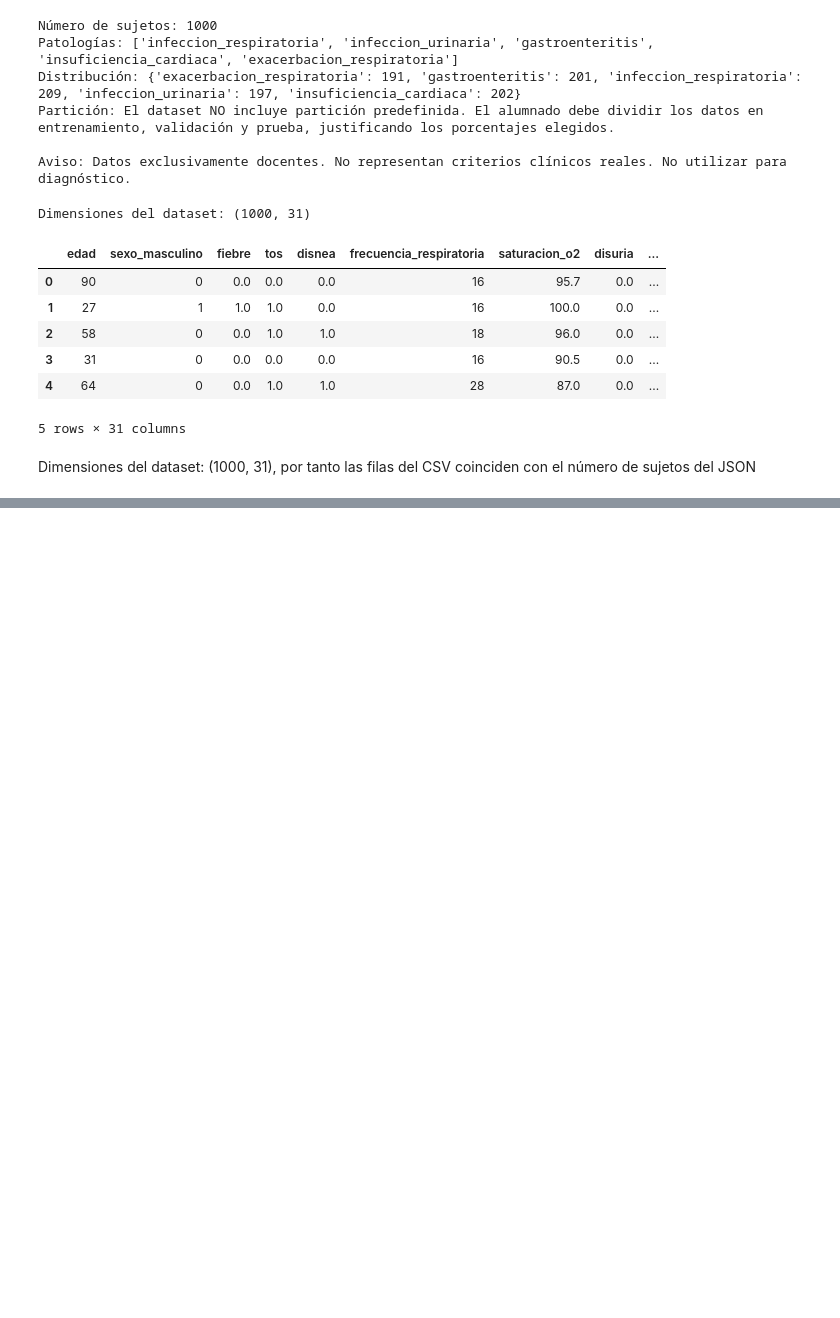
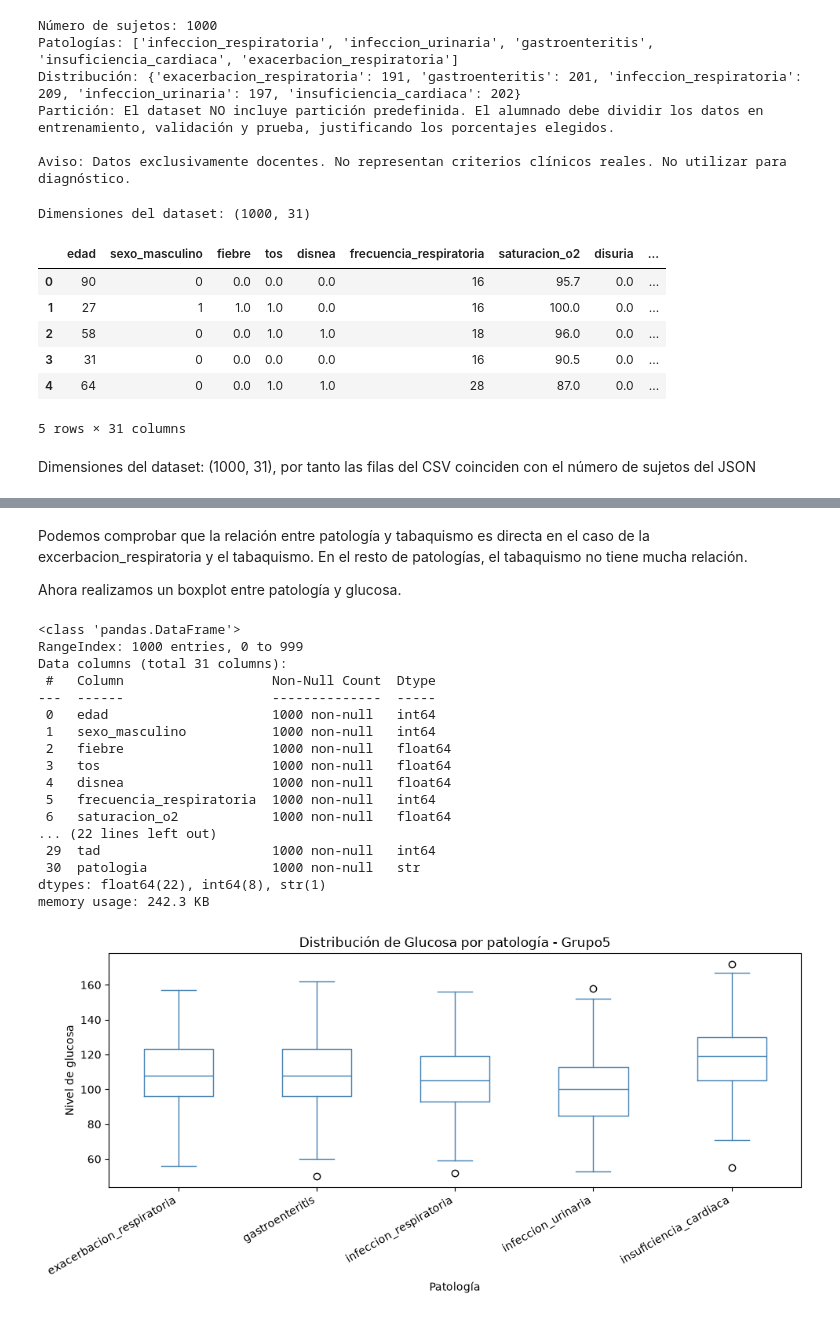
Before and after one commit to angelaNavarro11/sist-apoyo-decision-clinica, a Jupyter notebook: notebooks/Practica3-Resultados.ipynb, the cells around one changed output, grey strips where cells are left out. Cells and saved outputs as stored; diff of their text form; code cells hidden in the pictures; blank space fills up the shorter version.

```diff
--- a/notebooks/Practica3-Resultados.ipynb
+++ b/notebooks/Practica3-Resultados.ipynb
@@ -46,0 +65,36 @@ Dimensiones del dataset: (1000, 31), por tanto las filas del CSV coinciden con e
+# %% [markdown]
+Podemos comprobar que la relación entre patología y tabaquismo es directa en el caso de la excerbacion_respiratoria y el tabaquismo. En el resto de patologías, el tabaquismo no tiene mucha relación.
+
+Ahora realizamos un boxplot entre patología y glucosa.
+# %%
+import matplotlib.pyplot as plt
+
+df.boxplot(column="glucosa", by="patologia", figsize=(10, 5), grid=False, color="steelblue")
+
+plt.title("Distribución de Glucosa por patología - Grupo" + str(GRUPO))
+plt.suptitle("")
+plt.xlabel("Patología")
+plt.ylabel("Nivel de glucosa")
+plt.xticks(rotation=30, ha="right")
+
+plt.tight_layout()
+plt.show()
+# %% [output]
+<class 'pandas.DataFrame'>
+RangeIndex: 1000 entries, 0 to 999
+Data columns (total 31 columns):
+ #   Column                   Non-Null Count  Dtype
+---  ------                   --------------  -----
+ 0   edad                     1000 non-null   int64
+ 1   sexo_masculino           1000 non-null   int64
+ 2   fiebre                   1000 non-null   float64
+ 3   tos                      1000 non-null   float64
+ 4   disnea                   1000 non-null   float64
+ 5   frecuencia_respiratoria  1000 non-null   int64
+ 6   saturacion_o2            1000 non-null   float64
+... (22 lines left out)
+ 29  tad                      1000 non-null   int64
+ 30  patologia                1000 non-null   str
+dtypes: float64(22), int64(8), str(1)
+memory usage: 242.3 KB
+[figure, added]
```
Also changed, not shown: parts of 6 cells of this notebook, 1 other file.
